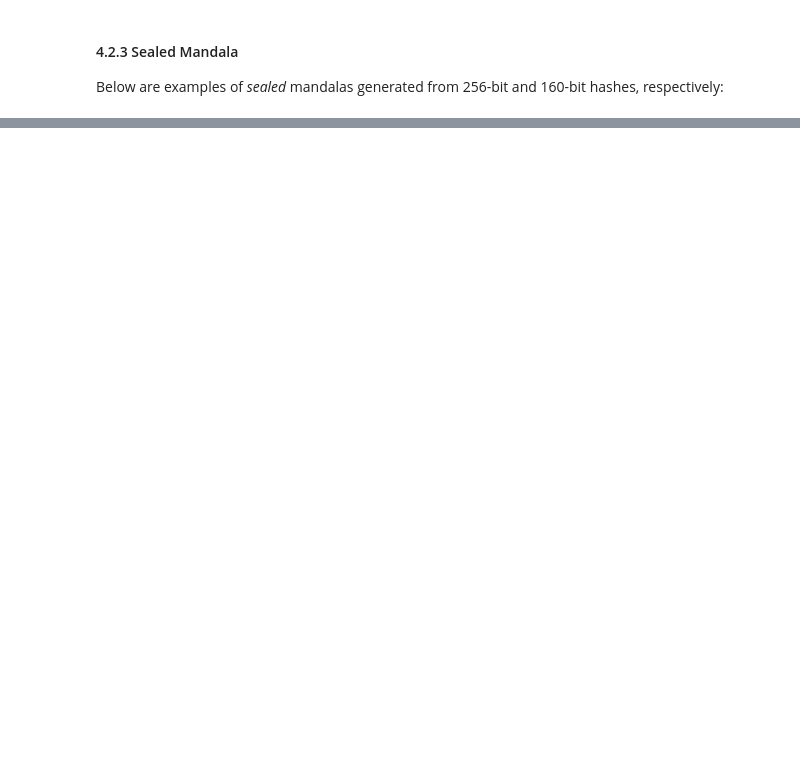
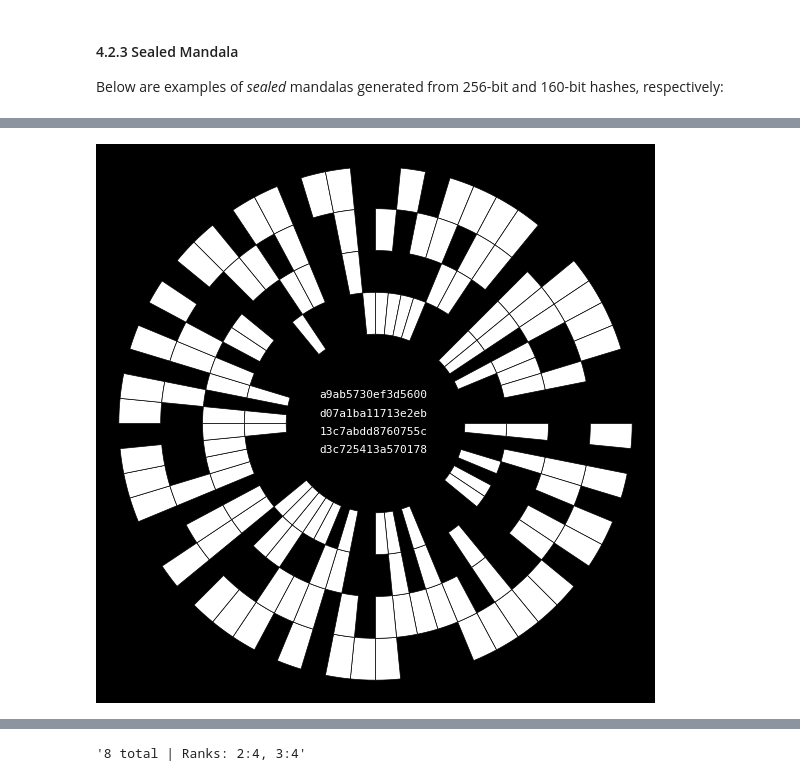
Before and after one commit to HashCanon/hashcanon.github.io, a Jupyter notebook: WhitePaper.ipynb, the cells around one changed output, grey strips where cells are left out. Cells and saved outputs as stored; diff of their text form; code cells hidden in the pictures; blank space fills up the shorter version.

```diff
--- a/WhitePaper.ipynb
+++ b/WhitePaper.ipynb
@@ -521,0 +537,5 @@ These numbers quantify the structural expectations for hash-based mandalas and u
+# %%
+base_hash.draw_mandala(random_hash_256)
+print(random_hash_256)
+# %% [output]
+[figure, added]
@@ -521,0 +543,4 @@ These numbers quantify the structural expectations for hash-based mandalas and u
+# %%
+base_hash.symmetry_metric(random_hash_256)
+# %% [output]
+'8 total | Ranks: 2:4, 3:4'
```
Also changed, not shown: parts of 54 cells of this notebook, 1 other file.
